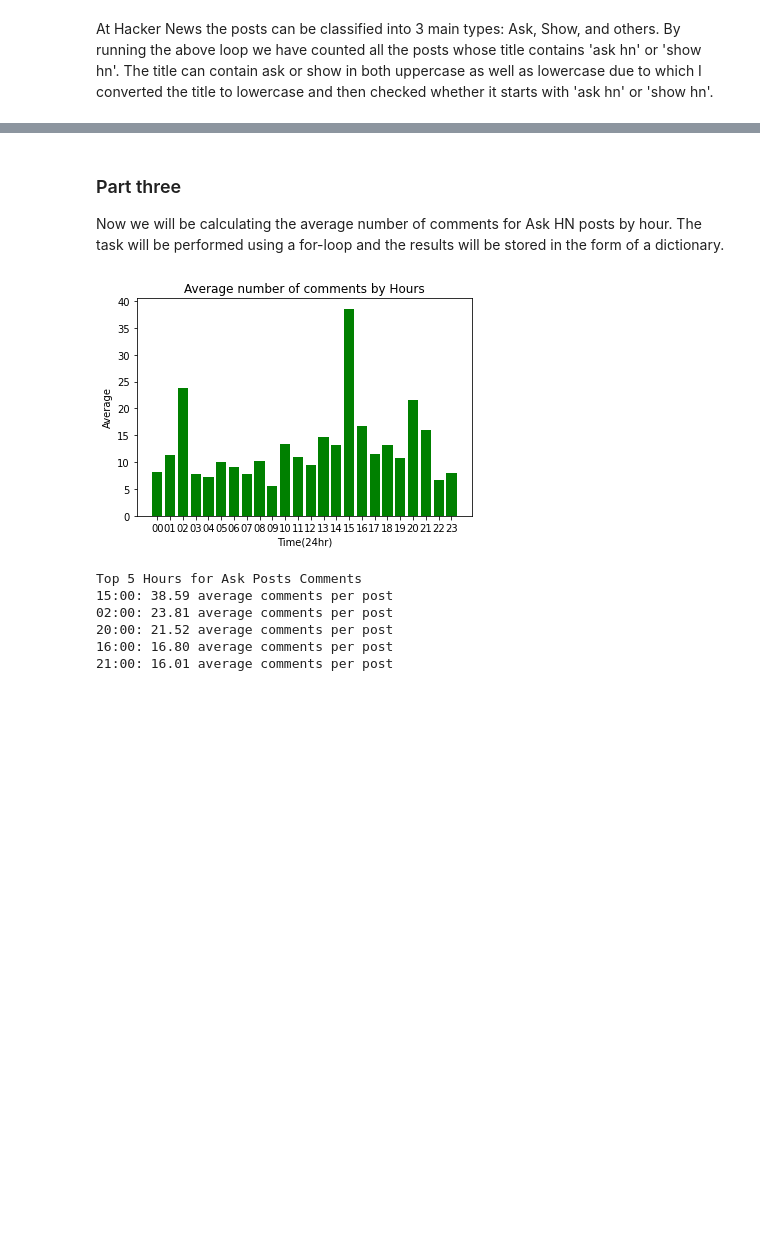
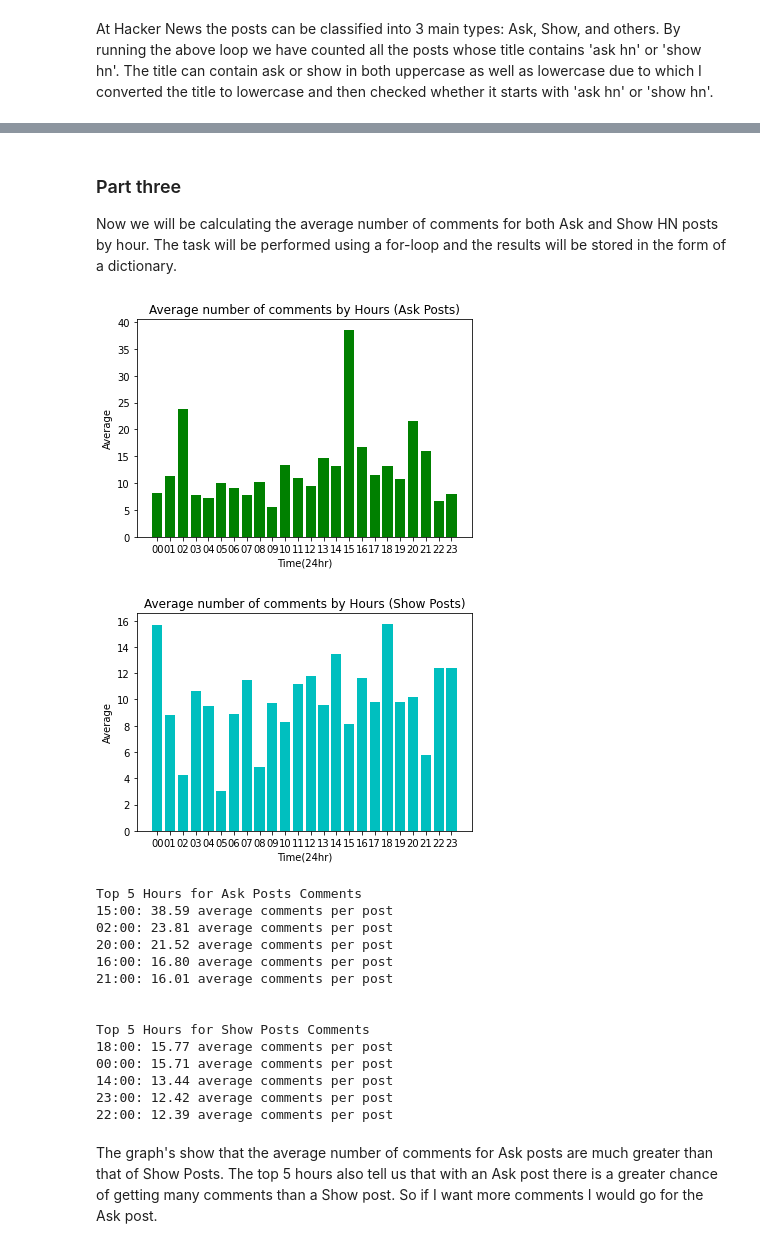
Before and after one commit to saad1998/Data-Analyst-Projects, a Jupyter notebook: Analyzing_HackerNews_project_2.ipynb, the cells around one changed output, grey strips where cells are left out. Cells and saved outputs as stored; diff of their text form; code cells hidden in the pictures; blank space fills up the shorter version.

```diff
--- a/Analyzing_HackerNews_project_2.ipynb
+++ b/Analyzing_HackerNews_project_2.ipynb
@@ -126,21 +127,34 @@ print(comments_by_hour_ask)
 # %%
 sorted_keys_ask=sorted(counts_by_hour_ask.keys())
-print(sorted_keys)
+sorted_keys_show=sorted(counts_by_hour_show.keys())
 def sorted_vals(sorted_keys,data):
     sorted_count=[]
     for key in sorted_keys:
         sorted_count.append(data[key])
     return sorted_count
+
 #Plotting the number of posts
 plt.bar(range(len(counts_by_hour_ask)),sorted_vals(sorted_keys_ask,counts_by_hour_ask),tick_label=sorted_keys_ask)
-plt.title('Number of posts made by Hours')
+plt.title('Number of posts made by Hours (Ask Posts)')
+plt.xlabel('Time(24hr)')
+plt.ylabel('Number of posts')
+plt.show()
+#Plotting the number of posts
+plt.bar(range(len(counts_by_hour_show)),sorted_vals(sorted_keys_show,counts_by_hour_show),tick_label=sorted_keys_ask,color='c')
+plt.title('Number of posts made by Hours (Show Posts)')
 plt.xlabel('Time(24hr)')
 plt.ylabel('Number of posts')
 plt.show()
 #Plotting comments on a post
 plt.bar(range(len(comments_by_hour_ask)),sorted_vals(sorted_keys_ask,comments_by_hour_ask),tick_label=sorted_keys_ask,color='r')
-plt.title('Number of comments made by Hours')
+plt.title('Number of comments made by Hours (Ask Posts)')
 plt.xlabel('Time(24hr)')
 plt.ylabel('Number of comments')
 plt.show()
+#Plotting comments on a post
+plt.bar(range(len(comments_by_hour_show)),sorted_vals(sorted_keys_show,comments_by_hour_show),tick_label=sorted_keys_show,color='m')
+plt.title('Number of comments made by Hours (Show Posts)')
+plt.xlabel('Time(24hr)')
+plt.ylabel('Number of comments')
+plt.show()
 # %% [output]
@@ -152,7 +169,7 @@ By observing both the graphs it seems that user engagement is at its peak betwee
 # %% [markdown]
 ### Part three
 
-Now we will be calculating the average number of comments for Ask HN posts by hour. The task will be performed using a for-loop and the results will be stored in the form of a dictionary.
+Now we will be calculating the average number of comments for both Ask and Show HN posts by hour. The task will be performed using a for-loop and the results will be stored in the form of a dictionary.
 # %%
 #Calculating the Average Number of Comments for Ask HN Posts by Hour
 def avg_by_hour(comments_by_hour,counts_by_hour):
@@ -162,36 +179,75 @@ def avg_by_hour(comments_by_hour,counts_by_hour):
         avg_by_hour[key]=comments_by_hour[key]/counts_by_hour[key]
     return avg_by_hour
 avg_by_hour_ask=avg_by_hour(comments_by_hour_ask,counts_by_hour_ask)
+avg_by_hour_show=avg_by_hour(comments_by_hour_show,counts_by_hour_show)
 # %%
 #Plotting average number of comments on a post by hour.
-plt.bar(range(len(avg_by_hour_ask)),sorted_vals(sorted_keys,avg_by_hour_ask),tick_label=sorted_keys,color='g')
-plt.title('Average number of comments by Hours')
+plt.bar(range(len(avg_by_hour_ask)),sorted_vals(sorted_keys_ask,avg_by_hour_ask),tick_label=sorted_keys_ask,color='g')
+plt.title('Average number of comments by Hours (Ask Posts)')
+plt.xlabel('Time(24hr)')
+plt.ylabel('Average')
+plt.show()
+
+#Plotting average number of comments on a post by hour.
+plt.bar(range(len(avg_by_hour_show)),sorted_vals(sorted_keys_show,avg_by_hour_show),tick_label=sorted_keys_show,color='c')
+plt.title('Average number of comments by Hours (Show Posts)')
 plt.xlabel('Time(24hr)')
 plt.ylabel('Average')
 plt.show()
 #Extracting the top 5 hours with a high user engagement.
-swap_avg_by_hour=[]
+swap_avg_by_hour_ask=[]
 for key in avg_by_hour_ask:
     temp_list=[]
     temp_list.append(avg_by_hour_ask[key])
     temp_list.append(key)
-    swap_avg_by_hour.append(temp_list)
+    swap_avg_by_hour_ask.append(temp_list)
 
-sorted_swap=sorted(swap_avg_by_hour,reverse=True)
+#Extracting the top 5 hours with a high user engagement.
+swap_avg_by_hour_show=[]
+for key in avg_by_hour_show:
+    temp_list=[]
+    temp_list.append(avg_by_hour_show[key])
+    temp_list.append(key)
+    swap_avg_by_hour_show.append(temp_list)
+
+sorted_swap_ask=sorted(swap_avg_by_hour_ask,reverse=True)
+sorted_swap_show=sorted(swap_avg_by_hour_show,reverse=True)
 
 print("Top 5 Hours for Ask Posts Comments")
 string_format="{time}: {val:.2f} average comments per post"
-for row in sorted_swap[:5]:
+for row in sorted_swap_ask[:5]:
     date=row[1]
     val=row[0]
     dt_object=dt.datetime.strptime(date,"%H")
     dt_string=dt_object.strftime("%H:%M")
     print(string_format.format(time=dt_string,val=val))
+
+print("\n")
+
+print("Top 5 Hours for Show Posts Comments")
+string_format="{time}: {val:.2f} average comments per post"
+for row in sorted_swap_show[:5]:
+    date=row[1]
+    val=row[0]
+    dt_object=dt.datetime.strptime(date,"%H")
+    dt_string=dt_object.strftime("%H:%M")
+    print(string_format.format(time=dt_string,val=val))
 # %% [output]
-[figure, old version]
+[figure, new version]
+[figure, added]
 Top 5 Hours for Ask Posts Comments
 15:00: 38.59 average comments per post
 02:00: 23.81 average comments per post
 20:00: 21.52 average comments per post
 16:00: 16.80 average comments per post
 21:00: 16.01 average comments per post
+
+
+Top 5 Hours for Show Posts Comments
+18:00: 15.77 average comments per post
+00:00: 15.71 average comments per post
+14:00: 13.44 average comments per post
+23:00: 12.42 average comments per post
+22:00: 12.39 average comments per post
+# %% [markdown]
+The graph's show that the average number of comments for Ask posts are much greater than that of Show Posts. The top 5 hours also tell us that with an Ask post there is a greater chance of getting many comments than a Show post. So if I want more comments I would go for the Ask post.
```
Also changed, not shown: parts of 17 cells of this notebook.
